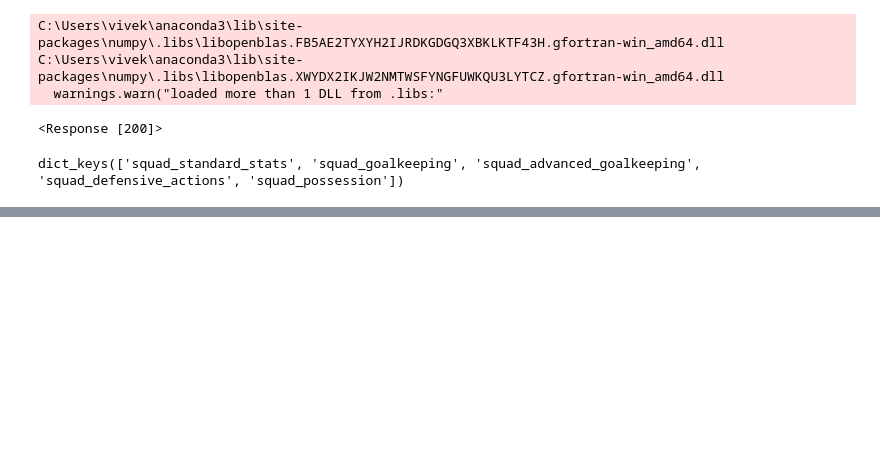
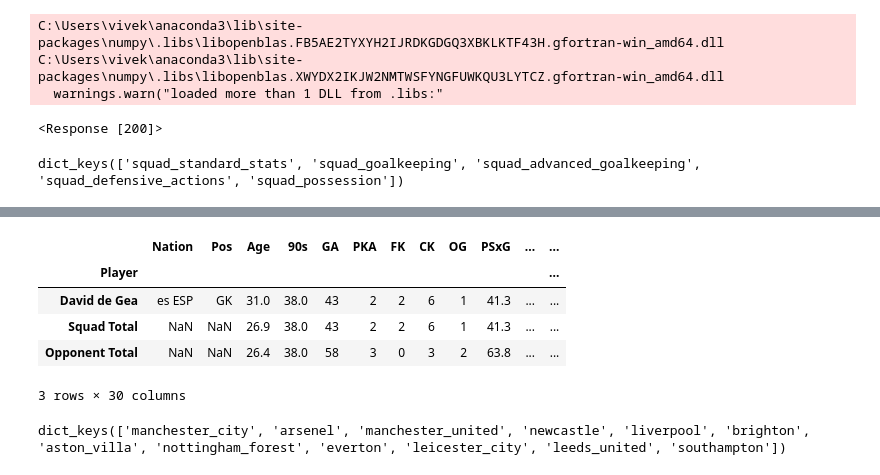
Before and after one commit to Yashuchirag/team_pressing_project, a Jupyter notebook: Viveka_scraping_test_file.ipynb, the cells around one changed output, grey strips where cells are left out. Drawn from its saved outputs; the diff is of its cells as text; code cells hidden in the pictures; blank space fills up the shorter version.

Commit message:
Teams data for Squad Standard Stats, Squad Goalkeeping, Squad Advanced Goalkeeping, Squad Defensive Actions, Squad Possession

```diff
--- a/Viveka_scraping_test_file.ipynb
+++ b/Viveka_scraping_test_file.ipynb
@@ -35,14 +35,27 @@ html_website_pl_22_23_stats = retrieve_html_code(url_website_pl_22_23_stats)
 # %%
 pl_stats = {}
 
-pl_stats['squad_standard_stats'] = get_stats_table("stats_squads_standard_for")
-pl_stats['squad_goalkeeping'] = get_stats_table("stats_squads_keeper_for")
-pl_stats['squad_advanced_goalkeeping'] = get_stats_table("stats_squads_keeper_adv_for")
-pl_stats['squad_defensive_actions'] = get_stats_table("stats_squads_defense_for")
-pl_stats['squad_possession'] = get_stats_table("stats_squads_possession_for")
+pl_stats['squad_standard_stats'] = get_stats_table("stats_squads_standard_for", "Squad")
+pl_stats['squad_goalkeeping'] = get_stats_table("stats_squads_keeper_for", "Squad")
+pl_stats['squad_advanced_goalkeeping'] = get_stats_table("stats_squads_keeper_adv_for", "Squad")
+pl_stats['squad_defensive_actions'] = get_stats_table("stats_squads_defense_for", "Squad")
+pl_stats['squad_possession'] = get_stats_table("stats_squads_possession_for", "Squad")
 # %%
 pl_stats.keys()
 # %% [output]
 dict_keys(['squad_standard_stats', 'squad_goalkeeping', 'squad_advanced_goalkeeping', 'squad_defensive_actions', 'squad_possession'])
+# %%
+team_stats_url = {}
 # %%
-pl_stats['squad_possession']
+team_stats_url['manchester_city'] = retrieve_html_code(get_url_website("https://fbref.com/en/squads/b8fd03ef/2022-2023/Manchester-City-Stats"))
+team_stats_url['arsenel'] = retrieve_html_code(get_url_website("https://fbref.com/en/squads/18bb7c10/2022-2023/Arsenal-Stats"))
+team_stats_url['manchester_united'] = retrieve_html_code(get_url_website("https://fbref.com/en/squads/19538871/2022-2023/Manchester-United-Stats"))
+team_stats_url['newcastle'] = retrieve_html_code(get_url_website("https://fbref.com/en/squads/b2b47a98/2022-2023/Newcastle-United-Stats"))
+team_stats_url['liverpool'] = retrieve_html_code(get_url_website("https://fbref.com/en/squads/822bd0ba/2022-2023/Liverpool-Stats"))
+team_stats_url['brighton'] = retrieve_html_code(get_url_website("https://fbref.com/en/squads/d07537b9/2022-2023/Brighton-and-Hove-Albion-Stats"))
+team_stats_url['aston_villa'] = retrieve_html_code(get_url_website("https://fbref.com/en/squads/8602292d/2022-2023/Aston-Villa-Stats"))
+team_stats_url['nottingham_forest'] = retrieve_html_code(get_url_website("https://fbref.com/en/squads/e4a775cb/2022-2023/Nottingham-Forest-Stats"))
+team_stats_url['everton'] = retrieve_html_code(get_url_website("https://fbref.com/en/squads/d3fd31cc/2022-2023/Everton-Stats"))
+team_stats_url['leicester_city'] = retrieve_html_code(get_url_website("https://fbref.com/en/squads/a2d435b3/2022-2023/Leicester-City-Stats"))
+team_stats_url['leeds_united'] = retrieve_html_code(get_url_website("https://fbref.com/en/squads/a2d435b3/2022-2023/Leicester-City-Stats"))
+team_stats_url['southampton'] = retrieve_html_code(get_url_website("https://fbref.com/en/squads/33c895d4/2022-2023/Southampton-Stats"))
@@ -68,0 +62,7 @@ pl_stats['squad_possession']
+# %%
+def get_team_stats_table(website_html, table_id, index_col_name):
+    stats = website_html.find_all('table', attrs={"id":table_id})
+    pl_stats = pd.read_html(str(stats))[0]
+    pl_stats.columns = pl_stats.columns.droplevel(level=0)
+    pl_stats = pl_stats.set_index(index_col_name)
+    return pl_stats
@@ -68,0 +89,9 @@ pl_stats['squad_possession']
+# %%
+get_team_stats_table(team_stats_url['manchester_united'], "stats_keeper_adv_9", "Player")
+# %% [output]
+|  | Nation | Pos | Age | 90s | GA | PKA | FK | CK | OG | PSxG | ... | ... |
+| Player |  |  |  |  |  |  |  |  |  |  |  | ... |
+| David de Gea | es ESP | GK | 31.0 | 38.0 | 43 | 2 | 2 | 6 | 1 | 41.3 | ... | ... |
+| Squad Total | NaN | NaN | 26.9 | 38.0 | 43 | 2 | 2 | 6 | 1 | 41.3 | ... | ... |
+| Opponent Total | NaN | NaN | 26.4 | 38.0 | 58 | 3 | 0 | 3 | 2 | 63.8 | ... | ... |
+3 rows × 30 columns
@@ -68,0 +110,4 @@ pl_stats['squad_possession']
+# %%
+team_stats.keys()
+# %% [output]
+dict_keys(['manchester_city', 'arsenel', 'manchester_united', 'newcastle', 'liverpool', 'brighton', 'aston_villa', 'nottingham_forest', 'everton', 'leicester_city', 'leeds_united', 'southampton'])
```
Also changed, not shown: parts of 4 cells of this notebook.
